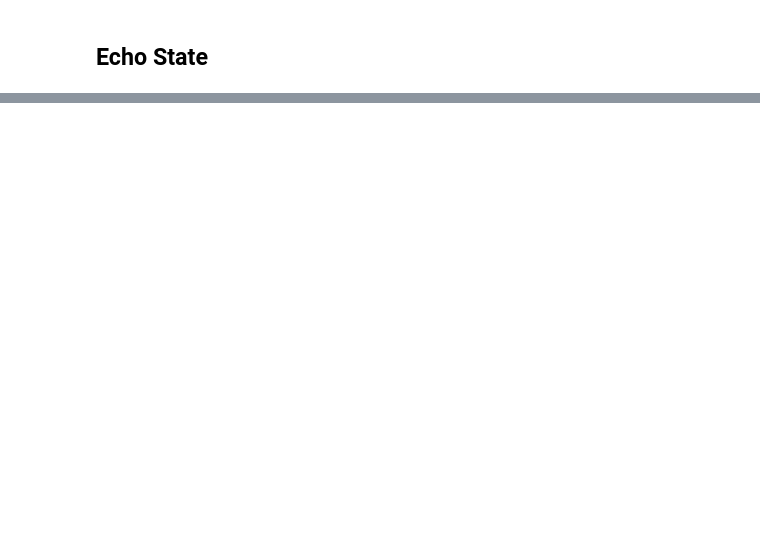
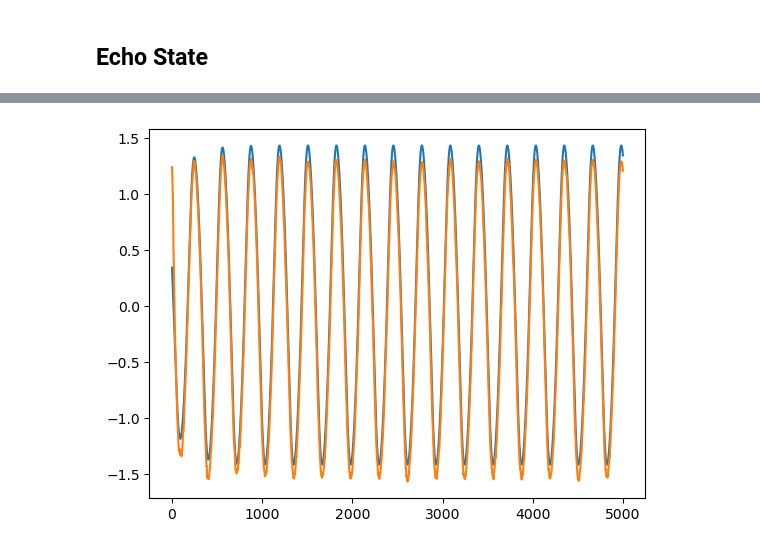
Before and after one commit to themahani/ml_force_research, a Jupyter notebook: morris_lecar/echo_state.ipynb, the cells around one changed output, grey strips where cells are left out. Drawn from its saved outputs; the diff is of its cells as text; code cells hidden in the pictures; blank space fills up the shorter version.

Commit message:
fix: implement the correct echo state network.
- Works with Morris-Lecar.

```diff
--- a/morris_lecar/echo_state.ipynb
+++ b/morris_lecar/echo_state.ipynb
@@ -23,16 +25,18 @@ plt.show()
 # %%
-N = 400
+Ne = 200
+Ni = 200
+N = Ne + Ni
+
 I = 70      # pA
 gbar = 50
 Q = 200
-l = 1e-4
-p_sparse = 1
+delta = 1.0
+p_sparse = .1
 
 device = torch.device('cuda')
 
-model = MorrisLecarCurrent(supervisor=supervisor, dt=dt, T=T, N=N, BIAS=I, Q=Q, l=l, gbar=gbar, device=device, p_sparsity=p_sparse)
-
-model.w /= torch.linalg.eigvalsh(model.w).abs().max() * 1.2
+model = MorrisLecarCurrent(supervisor=supervisor, dt=dt, T=T, Ne=Ne, Ni=Ni, BIAS=I, Q=0, ridge_coeff=delta,
+                           gbar=gbar, device=device, p_sparsity=p_sparse)
 # %%
 clr = plt.pcolormesh(model.w.cpu().numpy())
 plt.colorbar(clr)
@@ -42,8 +48,8 @@ plt.show()
 # %%
 model.dec = torch.ones(size=(model._N, 2), device=model.device, dtype=torch.float64) * 10
 # %%
-v_trace = torch.zeros((nt, N), device=device, dtype=torch.float64)
-s_trace = torch.zeros((nt, N), device=device, dtype=torch.float64)
+v_trace = torch.zeros((nt, N), device=device, dtype=torch.float32)
+s_trace = torch.zeros((nt, N), device=device, dtype=torch.float32)
 
 model.__reinit__()
 
@@ -70,21 +78,23 @@ plt.show(fig)
 ## Echo State
 # %%
 def echo_state(model:MorrisLecarCurrent, T:float, dt:float, t_transient:float=200,
-               lr:float=0.01, n_epochs=5, l_ridge:float=0.01):
+               Q:float=200, I:float=75, n_epochs=5, l_ridge:float=0.01):
     t = np.arange(0, T, dt)
     nt = t.size
     dim = model.sup.shape[1]
-
-    nt_transient = round(t_transient // dt)
+    eta = Q * (2 * torch.rand(size=(model._N, dim), device=model.device, dtype=torch.float32) - 1)
+    nt_transient = int(t_transient / dt)
     for epoch in range(n_epochs):
         print(f"Epoch {epoch}/{n_epochs}: \n")
-        preds = torch.zeros(size=(nt, dim), device=model.device, dtype=torch.float64)
-        states = torch.zeros(size=(nt, model._N), device=model.device, dtype=torch.float64)
+        preds = torch.zeros(size=(nt, dim), device=model.device, dtype=torch.float32)
+        states = torch.zeros(size=(nt, model._N), device=model.device, dtype=torch.float32)
         model.__reinit__()
+        model._BIAS = I
         for _ in tqdm(range(nt_transient)):
             model.euler_step(closed_loop=False)
 
         for i in tqdm(range(nt)):
+            model._BIAS = eta @ model.sup[i].reshape(-1, 1)
             model.euler_step()
             preds[i] = model.x_hat.squeeze()
             states[i] = model.s.squeeze()
@@ -93,7 +103,7 @@ def echo_state(model:MorrisLecarCurrent, T:float, dt:float, t_transient:float=20
         print(f"Loss={loss}")
         # error = preds - model.sup
         z = states - states.mean(axis=0, keepdim=True)
-        Pinv = torch.linalg.inv(z.T @ z + l_ridge * torch.eye(model._N, device=model.device))
+        Pinv = torch.linalg.pinv(z.T @ z + l_ridge * torch.eye(model._N, device=model.device))
         W_new = Pinv @ z.T @ model.sup
         print(W_new.abs().max().item(), W_new.size())
         # update rule for MSE loss with Ridge regression
@@ -104,6 +114,6 @@ def echo_state(model:MorrisLecarCurrent, T:float, dt:float, t_transient:float=20
         plt.legend(loc=0)
         plt.show()
         plt.close()
-    return model, states, preds
+    return model, states, preds, eta
 # %%
-model_trained, states, preds = echo_state(model, T, dt, n_epochs=10, lr=.1, l_ridge=1e-5)
+model_trained, states, preds, eta = echo_state(model, T, dt, n_epochs=2, l_ridge=1e-5)
@@ -110,11 +129,14 @@ model_trained, states, preds = echo_state(model, T, dt, n_epochs=10, lr=.1, l_ri
 # %%
 dim = model.sup.shape[1]
-preds = torch.zeros(size=(nt, dim), device=model.device, dtype=torch.float64)
+preds = torch.zeros(size=(nt, dim), device=model.device, dtype=torch.float32)
 
 for i in tqdm(range(nt)):
+    model_trained._BIAS = eta @ model.sup[i].reshape(-1, 1)
     model.euler_step()
     preds[i] = model.x_hat.ravel()
 
 plt.plot(t, supervisor[:, 0])
 plt.plot(t, preds[:, 0].cpu().numpy())
 plt.show()
+# %% [output]
+[figure, added]
```
Also changed, not shown: parts of 6 cells of this notebook.
